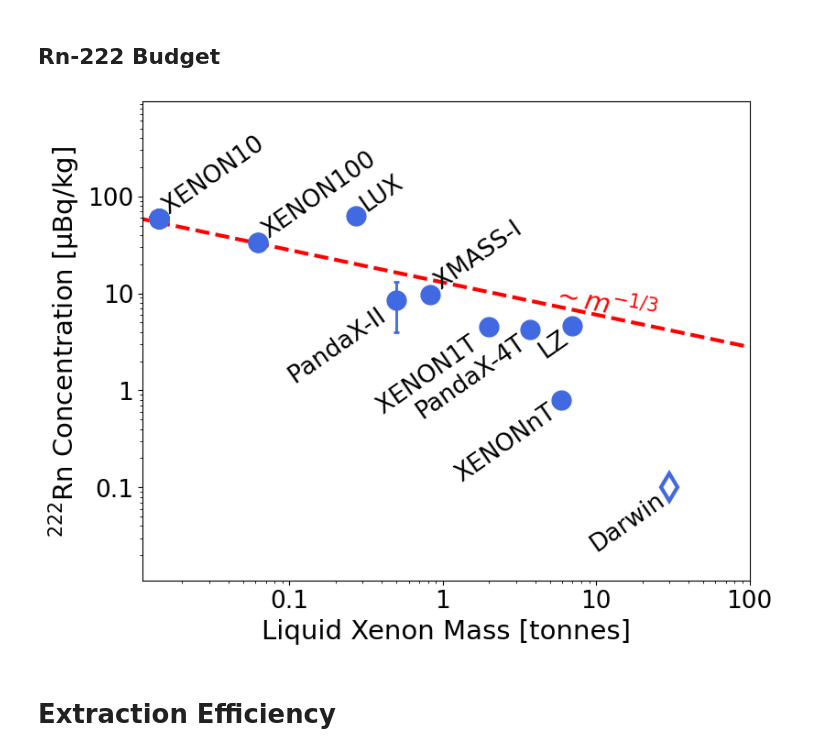
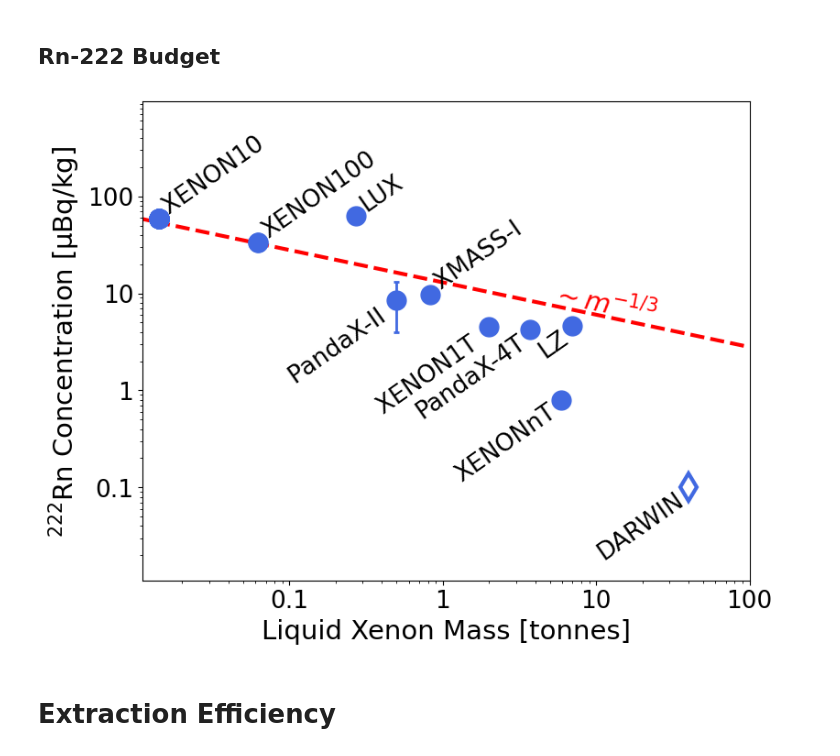
Before and after one commit to yabbyhome/NextGen_plots, a Jupyter notebook: Paper Plots.ipynb, the cells around one changed output. Saved outputs shown, nothing was run; the diff lists cells and outputs as text; code cells hidden in the pictures.

```diff
--- a/Paper Plots.ipynb
+++ b/Paper Plots.ipynb
@@ -17,7 +17,7 @@ amk029@bucknell.edu
 # XMASS-I 8.2+-0.5 mBq/835 kg Nuclear Instruments and Methods in Physics Research A 716 (2013) 78–85
 # XENON1T arXiv:2009.13981v3
 # LZ Nucl. Instrum. Methods Phys. Res. A, 2020, 953, 163047
-# darwin arXiv:1309.7024v2
+# DARWIN https://arxiv.org/pdf/1606.07001.pdf
 # nEXO https://arxiv.org/pdf/2106.16243.pdf
 
 import numpy as np
@@ -26,9 +26,9 @@ import matplotlib.ticker as ticker
 
 exp_name = ['XENON10 ','XENON100',
             'LUX', 'PandaX-II ', 'XMASS-I ', 'XENON1T ',
-            'PandaX-4T','XENONnT', 'LZ', 'Darwin']
+            'PandaX-4T','XENONnT', 'LZ', 'DARWIN']
 mass = np.array   ([14, 62, 270 , 500, 832, 2000,
-                    3700, 5900, 7000, 30000])
+                    3700, 5900, 7000, 40000])
 rate_rn = np.array([59, 33.4, 63, 8.6, 9.8,
                     4.5, 4.2, 0.8, 4.6, 0.1])
 rate_e  = np.array([2,  1.3, 1.0 , 4.6, 0.6,
@@ -77,34 +77,34 @@ for idx in range(len(exp_name)):
     plt.annotate(exp_name[idx], xy=[mass[idx], rate_rn[idx]], xytext=2*[txt_offset],
                  size=fontsize-2, rotation=35, color="black",
                  textcoords="offset points",
                  va=va_align,
                  ha=ha_align)
 
 
 plt.annotate("$\sim m^{-1/3}$", xy=[5000,5], fontsize=fontsize, color = "red",rotation = -11)
 
 plt.xlim(11,100000)
 plt.ylim(0.011,950)
 plt.xlabel("Liquid Xenon Mass [tonnes]", fontsize=fontsize)
 plt.ylabel("$^{222}$Rn Concentration [µBq/kg]", fontsize=fontsize)
 plt.semilogy()
 plt.semilogx()
 
 plt.plot(x_mass, y_rn,"red", linestyle="--", lw=3)
 
 mass_ticks = ticker.FuncFormatter(lambda x, _: '{0:g}'.format(x*1e-3))
 plt.gca().xaxis.set_major_formatter(mass_ticks)
 conc_ticks = ticker.FuncFormatter(lambda x, _: '{0:g}'.format(x))
 plt.gca().yaxis.set_major_formatter(conc_ticks)
 
 plt.gca().xaxis.zorder=5
 plt.gca().spines['bottom'].zorder=4
 
 plt.gca().tick_params(labelsize=fontsize-2)
 
 plt.show()
 # %% [output]
-[figure, old version]
+[figure, new version]
 # %%
 #XENON10 - 1001.2834
 #XENON100 - 1609.06154, 1107.2155
```
Also changed, not shown: parts of 7 cells of this notebook.
